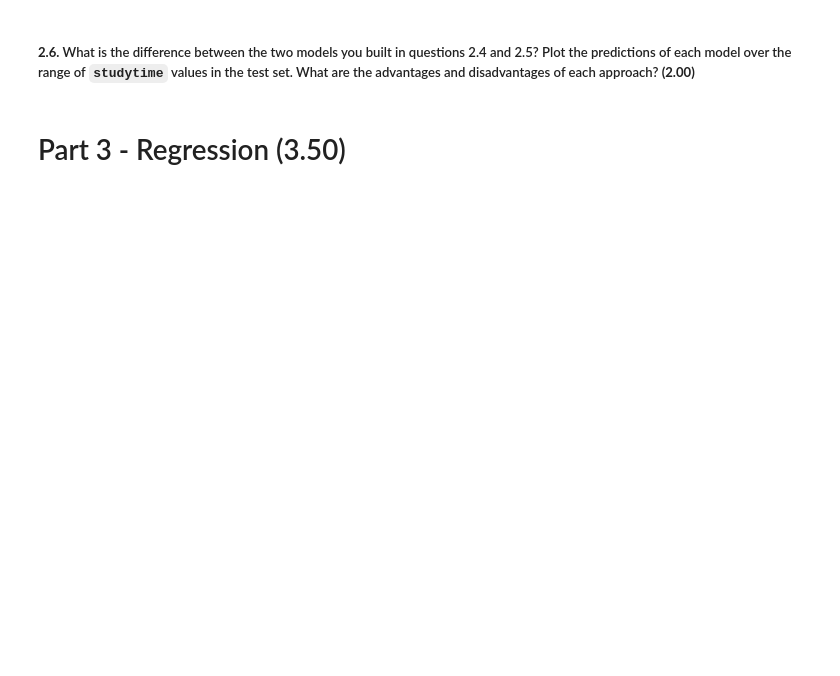
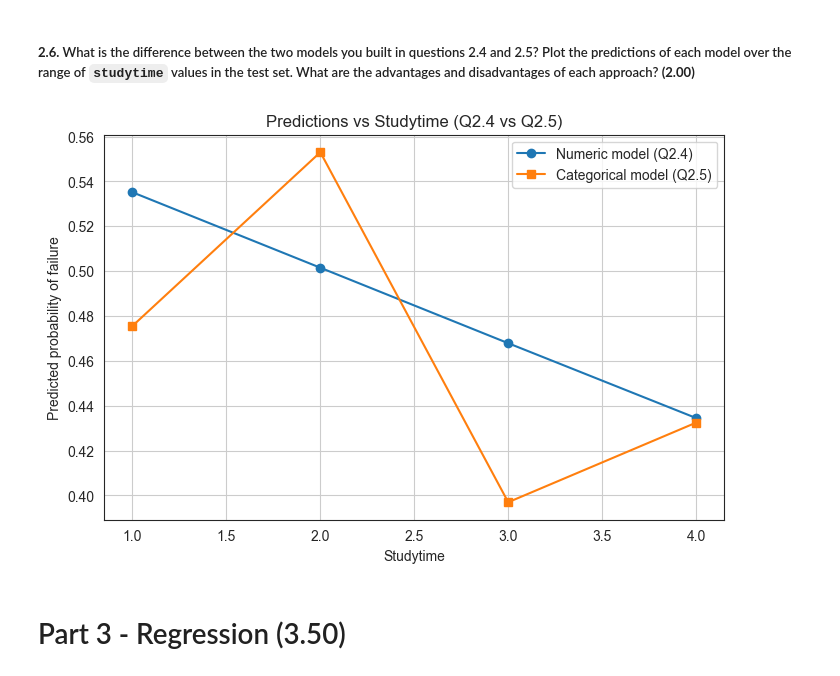
Before and after one commit to duarteaasilva/assigment_1, a Jupyter notebook: Assignment 1 25-26.ipynb, the cells around one changed output. Drawn from its saved outputs; the diff is of its cells as text; code cells hidden in the pictures; blank space fills up the shorter version.

```diff
--- a/Assignment 1 25-26.ipynb
+++ b/Assignment 1 25-26.ipynb
@@ -210,3 +212,22 @@ The logistic regression model performs poorly because the distribution of the pr
 ##### **2.4.** Consider now the variable `studytime` as the predictor and assume it is numerical. Build a logistic regression model to predict whether a student will pass or fail the course. Evaluate the performance of the model on the test set using a confusion matrix, accuracy, precision, recall, f1-score and the metric you selected in question 2.1. **(0.50)**
 
 Note: Use `sklearn.linear_model.LogisticRegression(class_weight='balanced')` for your logistic regression model.
+# %%
+X_train24 = df_train[["studytime"]]
+y_train24 = df_train["failed"].astype(int)
+
+X_test24 = df_test[["studytime"]]
+y_test24 = df_test["failed"].astype(int)
+
+model24 = LogisticRegression(class_weight='balanced')
+model24.fit(X_train24, y_train24)
+
+print('Intercept:', model24.intercept_)
+print('Coefficients:', model24.coef_)
+print('Classes:', model24.classes_)
+
+y_pred24 = model24.predict(X_test24)
+
+cm = confusion_matrix(y_test24, y_pred24)
+
+print_confusion_matrix(cm, print_metrics=True)
@@ -218,4 +285,32 @@ fazer o mesmo
 # %% [markdown]
 ##### **2.6.** What is the difference between the two models you built in questions 2.4 and 2.5? Plot the predictions of each model over the range of `studytime` values in the test set. What are the advantages and disadvantages of each approach? **(2.00)**
+# %%
+import numpy as np
+import matplotlib.pyplot as plt
+
+study_vals = np.sort(df_test['studytime'].unique())
+
+study_df_num = pd.DataFrame({'studytime': study_vals})
+y_prob_num = model24.predict_proba(study_df_num)[:, 1]
+
+study_df_cat = pd.DataFrame({'studytime': study_vals})
+
+cat_matrix = pd.get_dummies(study_df_cat[['studytime']].astype('category'), drop_first=True)
+
+cat_matrix = cat_matrix.reindex(columns=X_train25.columns, fill_value=0)
+
+y_prob_cat = model25.predict_proba(cat_matrix)[:, 1]
+
+plt.figure(figsize=(8, 5))
+plt.plot(study_vals, y_prob_num, marker='o', label='Numeric model (Q2.4)')
+plt.plot(study_vals, y_prob_cat, marker='s', label='Categorical model (Q2.5)')
+plt.xlabel('Studytime')
+plt.ylabel('Predicted probability of failure')
+plt.title('Predictions vs Studytime (Q2.4 vs Q2.5)')
+plt.grid(True)
+plt.legend()
+plt.show()
+# %% [output]
+[figure, added]
 # %% [markdown]
 # Part 3 - Regression (3.50)
```
Also changed, not shown: parts of 13 cells of this notebook.
